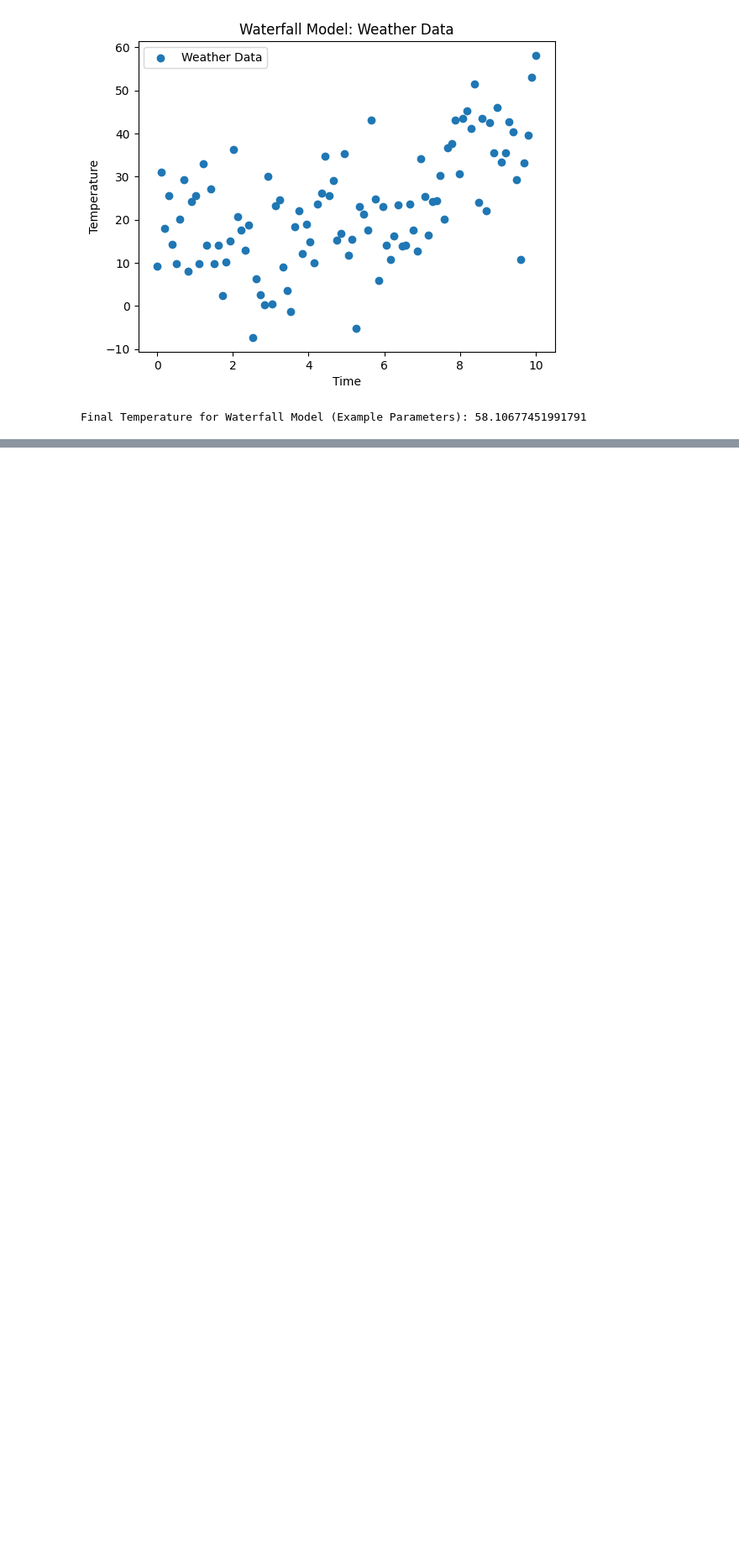
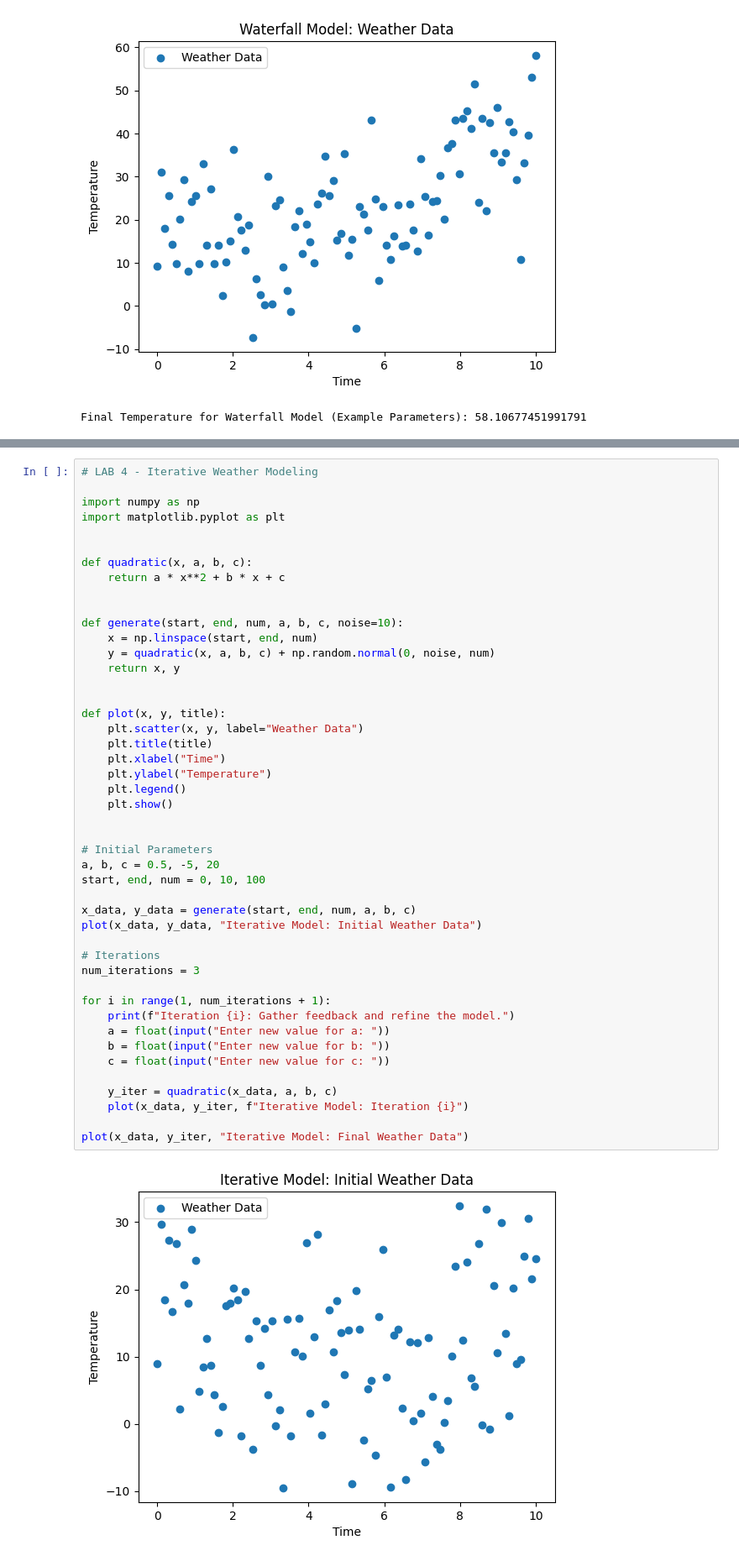
Before and after one commit to smamidal3-spec/COLAB, a Jupyter notebook: SE.ipynb, the cells around one changed output, grey strips where cells are left out. Shown at 84% size. Cells and saved outputs as stored; diff of their text form; blank space fills up the shorter version.

```diff
--- a/SE.ipynb
+++ b/SE.ipynb
@@ -284,0 +295,48 @@ Iteration 1: Gather feedback and refine the model.
+# %%
+# LAB 4 - Iterative Weather Modeling
+
+import numpy as np
+import matplotlib.pyplot as plt
+
+
+def quadratic(x, a, b, c):
+    return a * x**2 + b * x + c
+
+
+def generate(start, end, num, a, b, c, noise=10):
+    x = np.linspace(start, end, num)
+    y = quadratic(x, a, b, c) + np.random.normal(0, noise, num)
+    return x, y
+
+
+def plot(x, y, title):
+    plt.scatter(x, y, label="Weather Data")
+    plt.title(title)
+    plt.xlabel("Time")
+    plt.ylabel("Temperature")
+    plt.legend()
+    plt.show()
+
+
+# Initial Parameters
+a, b, c = 0.5, -5, 20
+start, end, num = 0, 10, 100
+
+x_data, y_data = generate(start, end, num, a, b, c)
+plot(x_data, y_data, "Iterative Model: Initial Weather Data")
+
+# Iterations
+num_iterations = 3
+
+for i in range(1, num_iterations + 1):
+    print(f"Iteration {i}: Gather feedback and refine the model.")
+    a = float(input("Enter new value for a: "))
+    b = float(input("Enter new value for b: "))
+    c = float(input("Enter new value for c: "))
+
+    y_iter = quadratic(x_data, a, b, c)
+    plot(x_data, y_iter, f"Iterative Model: Iteration {i}")
+
+plot(x_data, y_iter, "Iterative Model: Final Weather Data")
+# %% [output]
+[figure, added]
```
Also changed, not shown: parts of 2 cells of this notebook.
